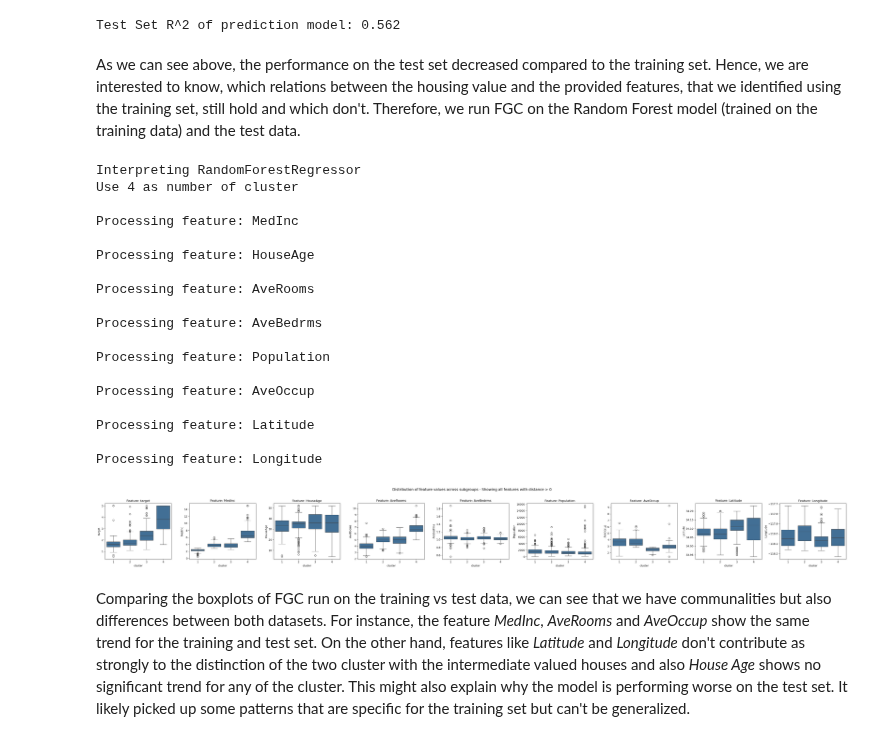
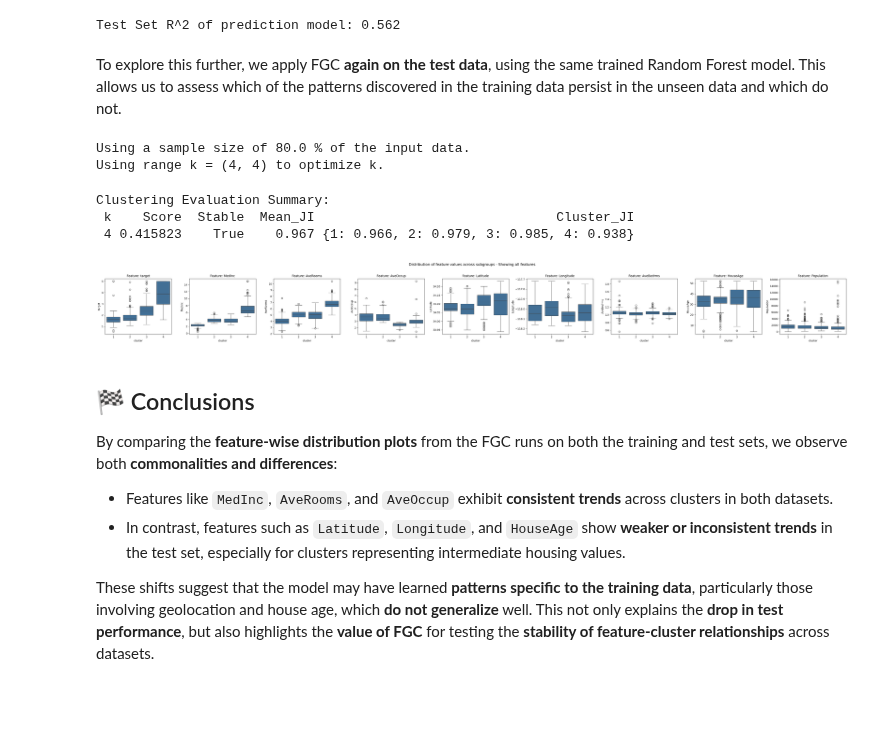
Before and after one commit to HelmholtzAI-Consultants-Munich/fg-clustering, a Jupyter notebook: tutorials/special_case_inference_with_FGC.ipynb, the cells around one changed output. Drawn from its saved outputs; the diff is of its cells as text; code cells hidden in the pictures; blank space fills up the shorter version.

```diff
--- a/tutorials/special_case_inference_with_FGC.ipynb
+++ b/tutorials/special_case_inference_with_FGC.ipynb
@@ -60,32 +91,43 @@ y_housing_test = data_housing_test.MedHouseVal
 print(f'Test Set R^2 of prediction model: {round(rf_housing.score(X_housing_test, y_housing_test),3)}')
 # %% [output]
 Test Set R^2 of prediction model: 0.562
-# %% [markdown]
-As we can see above, the performance on the test set decreased compared to the training set. Hence, we are interested to know, which relations between the housing value and the provided features, that we identified using the training set, still hold and which don't. Therefore, we run FGC on the Random Forest model (trained on the training data) and the test data.
-# %%
-fgc = FgClustering(model=rf_housing, data=data_housing_test, target_column='MedHouseVal')
-fgc.run(k=4)
-
-fgc.plot_decision_paths(heatmap=False, num_cols = 9)
-# %% [output]
-Interpreting RandomForestRegressor
-Use 4 as number of cluster
-
-Processing feature: MedInc
-
-Processing feature: HouseAge
-
-Processing feature: AveRooms
-
-Processing feature: AveBedrms
-
-Processing feature: Population
-
-Processing feature: AveOccup
-
-Processing feature: Latitude
-
-Processing feature: Longitude
-[figure, removed]
-# %% [markdown]
-Comparing the boxplots of FGC run on the training vs test data, we can see that we have communalities but also differences between both datasets. For instance, the feature *MedInc*, *AveRooms* and *AveOccup* show the same trend for the training and test set. On the other hand, features like *Latitude* and *Longitude* don't contribute as strongly to the distinction of the two cluster with the intermediate valued houses and also *House Age* shows no significant trend for any of the cluster. This might also explain why the model is performing worse on the test set. It likely picked up some patterns that are specific for the training set but can't be generalized.
+# %% [markdown]
+To explore this further, we apply FGC **again on the test data**, using the same trained Random Forest model. This allows us to assess which of the patterns discovered in the training data persist in the unseen data and which do not.
+# %%
+fgc = forest_guided_clustering(
+    k=4,
+    estimator=rf_housing,
+    X=data_housing_test,
+    y='MedHouseVal',
+    clustering_distance_metric=DistanceRandomForestProximity(),
+    clustering_strategy=ClusteringKMedoids(method="fasterpam"),
+    JI_discart_value=0.9
+)
+feature_importance = forest_guided_feature_importance(
+    X=data_housing_test,
+    y='MedHouseVal',
+    cluster_labels=fgc.cluster_labels,
+    model_type=fgc.model_type,
+)
+plot_forest_guided_decision_paths(
+    data_clustering=feature_importance.data_clustering,
+    model_type=fgc.model_type,
+    num_cols=9,
+    heatmap=False
+)
+# %% [output]
+Using a sample size of 80.0 % of the input data.
+Using range k = (4, 4) to optimize k.
+Clustering Evaluation Summary:
+ k    Score  Stable  Mean_JI                               Cluster_JI
+ 4 0.415823    True    0.967 {1: 0.966, 2: 0.979, 3: 0.985, 4: 0.938}
+[figure, added]
+# %% [markdown]
+## 🏁 Conclusions
+
+By comparing the **feature-wise distribution plots** from the FGC runs on both the training and test sets, we observe both **commonalities and differences**:
+
+* Features like `MedInc`, `AveRooms`, and `AveOccup` exhibit **consistent trends** across clusters in both datasets.
+* In contrast, features such as `Latitude`, `Longitude`, and `HouseAge` show **weaker or inconsistent trends** in the test set, especially for clusters representing intermediate housing values.
+
+These shifts suggest that the model may have learned **patterns specific to the training data**, particularly those involving geolocation and house age, which **do not generalize** well. This not only explains the **drop in test performance**, but also highlights the **value of FGC** for testing the **stability of feature-cluster relationships** across datasets.
```
Also changed, not shown: parts of 9 cells of this notebook, 1 other file.
